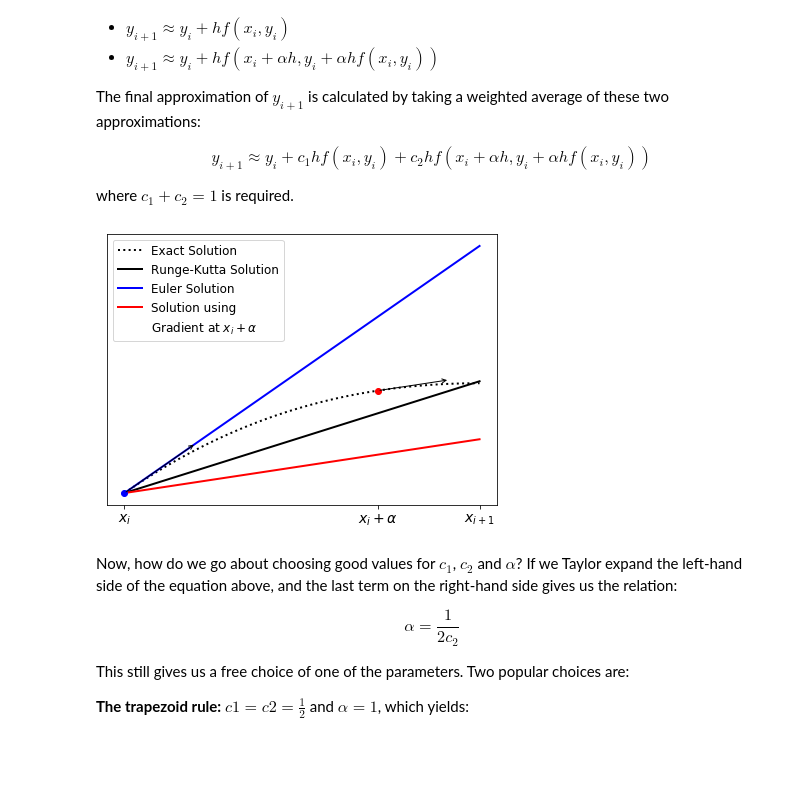
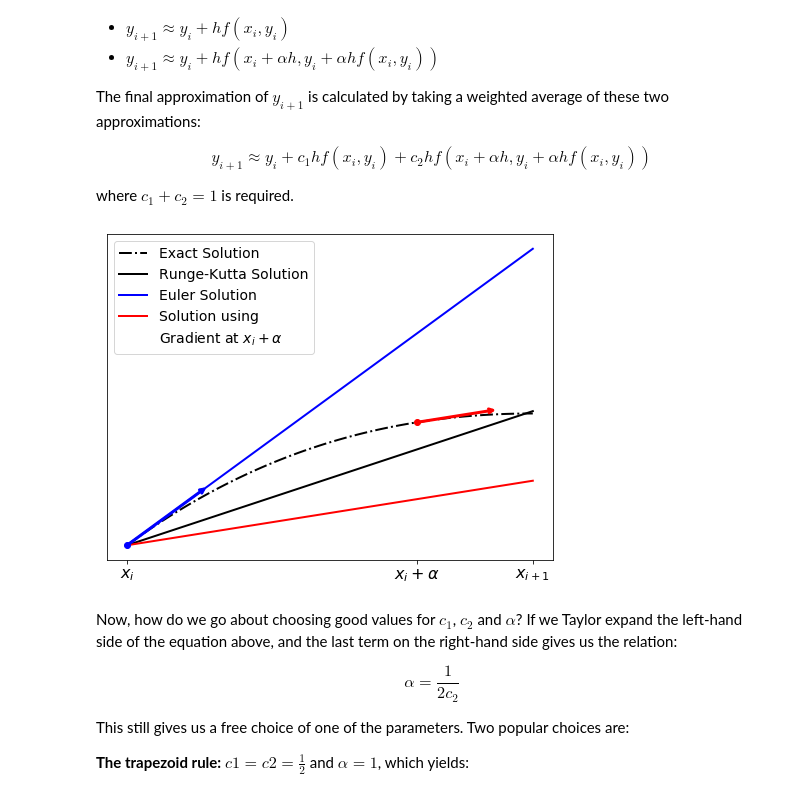
Before and after one commit to maystey/uct_nassp_cm2020, a Jupyter notebook: content/ode/runge-kutta.ipynb, the cells around one changed output. Saved outputs shown, nothing was run; the diff lists cells and outputs as text; code cells hidden in the pictures; blank space fills up the shorter version.

```diff
--- a/content/ode/runge-kutta.ipynb
+++ b/content/ode/runge-kutta.ipynb
@@ -36,6 +36,7 @@ where $c_1 + c_2 = 1$ is required.
 # %%
 import numpy as np
 import matplotlib.pyplot as plt
+from matplotlib.patches import Arrow
 
 ##Functions
 def fprime(a, x, y):
@@ -120,8 +121,9 @@ def rk2(f,y0, xlims, h, c1): #symbolic_ticks = true
 
 ##plotting
 #params
-legend_fontsize = 12
-tick_fontsize = 14
+fig_size = [8, 6]
+legend_fontsize = 14
+tick_fontsize = 16
 linewidth = 2
 
 #xlims = [0, 1]
@@ -143,43 +145,43 @@ y = f(a, x)
 x_rk, y_rk, m_euler, m_between, x_between, y_between, y_euler_end, y_between_end = rk2_single(ff, y[0], x0, h, c1)
 
 #plotting:
-fig, ax = plt.subplots(figsize = (7, 5))
+fig, ax = plt.subplots(figsize = fig_size)
 
-ax.plot(x, y, ls = ':', color = 'black', linewidth = linewidth, label = 'Exact Solution')
+ax.plot(x, y, ls = '-.', color = 'black', linewidth = linewidth, label = 'Exact Solution')
 ax.plot(x_rk, y_rk, color = 'black', linewidth = linewidth,
          label = 'Runge-Kutta Solution')
 ax.plot(x_rk, [y_rk[0], y_euler_end], color = 'blue', linewidth = linewidth,
          label = 'Euler Solution')
 ax.plot(x_rk, [y_rk[0], y_between_end], color = 'red', linewidth = linewidth,
          label = r'Solution using')
 ax.plot([], [], ls = 'none', label = r'Gradient at $x_i + \alpha$')
 
 
 arrow_width = 0.01*linewidth
 
 #ax.arrow(x_between, f(a, x_between), arrow_dx, arrow_dx*m_between, color = 'red',
 #          width = arrow_width, head_width = 0.05, head_length = 0.05)
 ax.plot(x_between, f(a, x_between), 'ro')
 
 ax.annotate("", xy=(x_between + arrow_dx, f(a, x_between) + arrow_dx*m_between),
             xytext=(x_between, f(a, x_between)),
-            arrowprops=dict(arrowstyle="->"))
+            arrowprops=dict(arrowstyle="->", color = 'red', linewidth = 1.5*linewidth))
 
 ax.plot(x0,f(a, x0), 'bo')
 
 ax.annotate("", xy=(x0 + arrow_dx, f(a, x0) + arrow_dx*m_euler),
             xytext=(x0, f(a, x0)),
-            arrowprops=dict(arrowstyle="->"))
+            arrowprops=dict(arrowstyle="->", color = 'blue', linewidth = 1.5*linewidth))
 
 
 ax.set_xticks([x_rk[0], x_between, x_rk[1]])
 ax.set_xticklabels([r'$x_i$', r'$x_i + \alpha$', r'$x_{i+1}$'], fontsize = tick_fontsize)
 ax.set_yticks([])
 ax.legend(fontsize = legend_fontsize)
 
 plt.show()
 # %% [output]
-[figure, old version]
+[figure, new version]
 # %% [markdown]
 Now, how do we go about choosing good values for $c_1$, $c_2$ and $\alpha$? If we Taylor expand the left-hand side of the equation above, and the last term on the right-hand side gives us the relation:
 
```
Also changed, not shown: parts of 9 cells of this notebook, 2 other files.
